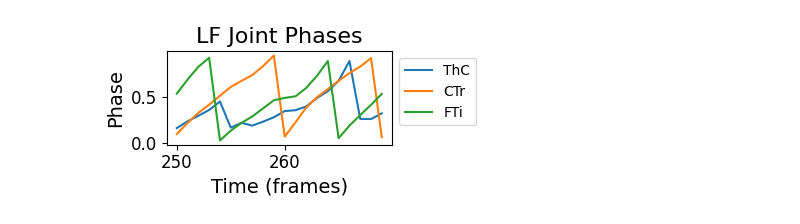
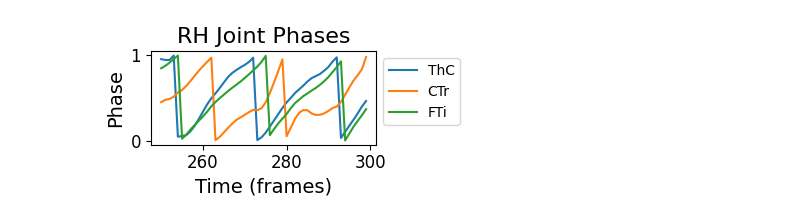
Before and after one commit to wangyuchen0217/airl-insect-walking, a Jupyter notebook: intra-limb analysis.ipynb, the cells around one changed output. Drawn from its saved outputs; the diff is of its cells as text; code cells hidden in the pictures.

```diff
--- a/intra-limb analysis.ipynb
+++ b/intra-limb analysis.ipynb
@@ -3,19 +3,20 @@ import numpy as np
 import pandas as pd
 import matplotlib.pyplot as plt
 plt.style.use('default')
-from common.normalized_env_66k import CoppeliaSimEnv
+# from common.normalized_env_66k import CoppeliaSimEnv
 # from common.normalized_env_66k_legloss import CoppeliaSimEnv
+from common.normalized_env_66k_RM_error import CoppeliaSimEnv
 import os
 from scipy.signal import hilbert
 
 # ======== Parameters (modify these as needed) ========= #
-ENV_ID = "Medauroidea_66k_aug3c_uneven_flat"
+ENV_ID = "Medauroidea_66k_aug3c_uneven_legloss"
 ALGO = "airl_logit_vx"
-FILENAME = "20251018-2026"
-STEP_NUM = "190000"
-EPISODE = 5 #
+FILENAME = "20251022-1712"
+STEP_NUM = "950000"
+EPISODE = 1 #
 start = 250 #
-end = 270 #2
+end = 300 #
 fig_length = 4
 fig_width = 2
 
@@ -23,6 +24,8 @@ STATES_PATH = f"logs/{ENV_ID}/{ALGO}/{FILENAME}/eval/step{STEP_NUM}/episode_{EPI
 ACTIONS_PATH = f"logs/{ENV_ID}/{ALGO}/{FILENAME}/eval/step{STEP_NUM}/episode_{EPISODE}_actions.csv"
 VEL_PATH = f"logs/{ENV_ID}/{ALGO}/{FILENAME}/eval/step{STEP_NUM}/episode_{EPISODE}_velocities.csv"
 FOOT_TRAJ_PATH = f"logs/{ENV_ID}/{ALGO}/{FILENAME}/eval/step{STEP_NUM}/episode_{EPISODE}_foot_trajs.csv"
+'''-----------------------------------need to adjust for the leg loss-----------------------------------'''
+RH_PATH = f"logs/{ENV_ID}/{ALGO}/{FILENAME}/eval/step{STEP_NUM}/episode_{EPISODE}_RH_joints.csv"
 
 os.makedirs(f"evaluation/{ENV_ID}/{ALGO}/{FILENAME}/step{STEP_NUM}/episode_{EPISODE}/", exist_ok=True)
 SAVE_PATH = f"evaluation/{ENV_ID}/{ALGO}/{FILENAME}/step{STEP_NUM}/episode_{EPISODE}"
@@ -30,26 +33,47 @@ SAVE_PATH = f"evaluation/{ENV_ID}/{ALGO}/{FILENAME}/step{STEP_NUM}/episode_{EPIS
 # ======== Read Data ======== #
 states = pd.read_csv(STATES_PATH, header=None, index_col=None)
 actions = pd.read_csv(ACTIONS_PATH, header=None, index_col=None)
-actions.columns = ['LF_ThC', 'LF_CTr', 'LF_FTi', 'LM_ThC', 'LM_CTr', 'LM_FTi', 'LH_ThC', 'LH_CTr', 'LH_FTi',
-                                     'RF_ThC', 'RF_CTr', 'RF_FTi', 'RM_ThC', 'RM_CTr', 'RM_FTi', 'RH_ThC', 'RH_CTr', 'RH_FTi']
-                                    #  'RF_ThC', 'RF_CTr', 'RF_FTi', 'RH_ThC', 'RH_CTr', 'RH_FTi']
+'''-----------------------------------need to adjust for the leg loss-----------------------------------'''
+actions.columns = [
+                                    'LF_ThC', 'LF_CTr', 'LF_FTi',
+                                    'LM_ThC', 'LM_CTr', 'LM_FTi',
+                                    'LH_ThC', 'LH_CTr', 'LH_FTi',
+                                    'RF_ThC', 'RF_CTr', 'RF_FTi',
+                                    # 'RM_ThC', 'RM_CTr', 'RM_FTi',
+                                    'RH_ThC', 'RH_CTr', 'RH_FTi'
+                                    ]
 velocities = pd.read_csv(VEL_PATH, header=None, index_col=None)
 foot_trajs = pd.read_csv(FOOT_TRAJ_PATH, header=None, index_col=None)
+
+'''-----------------------------------need to adjust for the leg loss-----------------------------------'''
+rh = pd.read_csv(RH_PATH, header=None, index_col=None)
+rh.columns = ['RH_ThC', 'RH_CTr', 'RH_FTi']
 
 # ======== Denormalize Data ======== #
 env = CoppeliaSimEnv(simulation = False)
 states = pd.DataFrame(env.denormalize_observation(states))
 actions = env.denormalize_action(actions)
 
+'''-----------------------------------need to adjust for the leg loss-----------------------------------'''
 states.columns = [
                 #   'body_x', 'body_y',
-                  'body_z', 'body_roll', 'body_pitch', 'body_yaw',
-                  'LF_ThC', 'LF_CTr', 'LF_FTi', 'LM_ThC', 'LM_CTr', 'LM_FTi', 'LH_ThC', 'LH_CTr', 'LH_FTi',
-                  'RF_ThC', 'RF_CTr', 'RF_FTi', 'RM_ThC', 'RM_CTr', 'RM_FTi', 'RH_ThC', 'RH_CTr', 'RH_FTi',
+                  'body_z',
+                  'body_roll', 'body_pitch', 'body_yaw',
+                  'LF_ThC', 'LF_CTr', 'LF_FTi',
+                  'LM_ThC', 'LM_CTr', 'LM_FTi',
+                  'LH_ThC', 'LH_CTr', 'LH_FTi',
+                  'RF_ThC', 'RF_CTr', 'RF_FTi',
+                  'RM_ThC', 'RM_CTr', 'RM_FTi',
+                #   'RH_ThC', 'RH_CTr', 'RH_FTi',
                   'force_LF', 'force_LM', 'force_LH', 'force_RF', 'force_RM', 'force_RH',
                 #   'foot_traj_LF', 'foot_traj_LM', 'foot_traj_LH', 'foot_traj_RF', 'foot_traj_RM', 'foot_traj_RH',
                 #   'contact_FL', 'contact_ML', 'contact_HL', 'contact_FR', 'contact_MR', 'contact_HR'
                   ]
+
+'''-----------------------------------need to adjust for the leg loss-----------------------------------'''
+states['RH_ThC'] = rh['RH_ThC']
+states['RH_CTr'] = rh['RH_CTr']
+states['RH_FTi'] = rh['RH_FTi']
 
 forces = states[['force_LF', 'force_LM', 'force_LH', 'force_RF', 'force_RM', 'force_RH']].copy()
 
@@ -67,36 +91,36 @@ def phase(x):
 
 def inter_limb_plot(leg, start, end):
     phiT, phiC, phiF = map(phase, [leg[:, 0], leg[:, 1], leg[:, 2]])
     # --- Phases ---
     plt.figure(figsize=(fig_length, fig_width))
     plt.plot(np.arange(start, end), phiT[start:end], label="ThC")
     plt.plot(np.arange(start, end), phiC[start:end], label="CTr")
     plt.plot(np.arange(start, end), phiF[start:end], label="FTi")
-    plt.title(f"LF Joint Phases", fontsize=16)
+    plt.title(f"RH Joint Phases", fontsize=16)
     plt.xlabel('Time (frames)', fontsize=14)
     plt.ylabel('Phase', fontsize=14)
     plt.tick_params(axis='both', which='major', labelsize=12)
     plt.legend(bbox_to_anchor=(1, 1), loc='upper left')
     plt.tight_layout()
     plt.show()
 
     # --- Cyclograms (scatter instead of line) ---
     # start = 274
     # end = 300
     # for (x, y, n1, n2) in [(0, 1, "ThC", "CTr"), (1, 2, "CTr", "FTi"), (0, 2, "ThC", "FTi")]:
     #     plt.figure(figsize=(3, 3))
     #     # plt.scatter(lf[a:b, x], lf[a:b, y], s=10, alpha=0.7)
     #     plt.plot(leg[start:end,x],leg[start:end,y], marker='o', markersize=4, lw=0.7, alpha=0.8)
     #     plt.xlabel(f"{n1} (rad)")
     #     plt.ylabel(f"{n2} (rad)")
     #     plt.title(f"LF {n1}-{n2}\ncycle [{start}:{end})")
     #     plt.tight_layout()
     #     plt.savefig(f"LF_{n1}-{n2}_{start}-{end}.png", dpi=200, bbox_inches="tight")
     #     plt.show()
 
-inter_limb_plot(lf, start, end)
+inter_limb_plot(rh, start, end)
 # %% [output]
-[figure, old version]
+[figure, new version]
 # %%
 # ======== Cyclogram per-cycle analyzer (LF) ======== #
 
```
Also changed, not shown: parts of 1 cell of this notebook, 3 other files.
